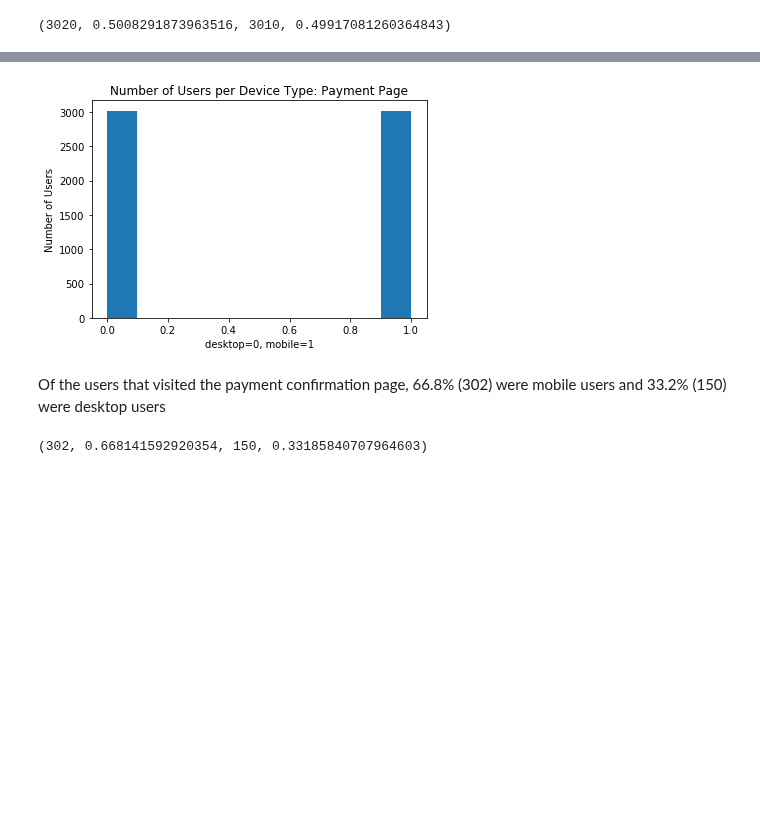
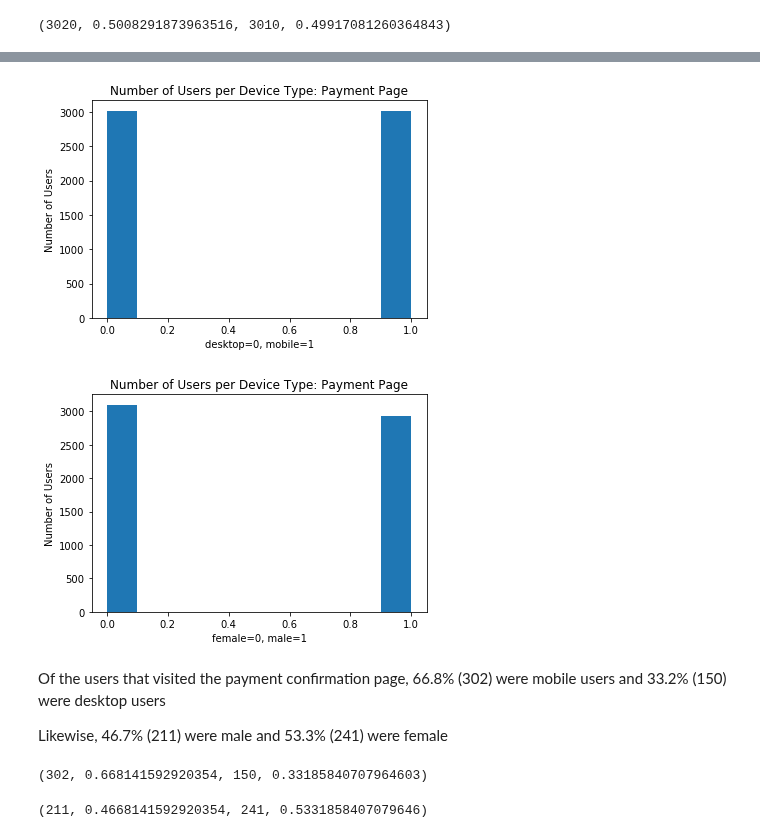
Before and after one commit to ernestpicato/take-home-practice, a Jupyter notebook: funnel-analysis/funnel-eda.ipynb, the cells around one changed output, grey strips where cells are left out. Cells and saved outputs as stored; diff of their text form; code cells hidden in the pictures; blank space fills up the shorter version.

```diff
--- a/funnel-analysis/funnel-eda.ipynb
+++ b/funnel-analysis/funnel-eda.ipynb
@@ -152,15 +184,27 @@ sum(payment_pg_all['mobile']==1), 1.0*sum(payment_pg_all['mobile']==1)/len(payme
 # %%
-plt.hist(payment_pg_all['mobile'])
+device_payment = plt.hist(payment_pg_all['mobile'])
 plt.xlabel('desktop=0, mobile=1')
 plt.ylabel('Number of Users')
 plt.title('Number of Users per Device Type: Payment Page')
-plt.show()
+plt.show(device_payment)
+sex_payment = plt.hist(payment_pg_all['male'])
+plt.xlabel('female=0, male=1')
+plt.ylabel('Number of Users')
+plt.title('Number of Users per Device Type: Payment Page')
+plt.show(sex_payment)
 # %% [output]
 [figure]
+[figure, added]
 # %% [markdown]
 Of the users that visited the payment confirmation page, 66.8% (302) were mobile users and 33.2% (150) were desktop users
+
+Likewise, 46.7% (211) were male and 53.3% (241) were female
 # %%
 sum(payment_confirmation_pg_all['mobile']==1), 1.0*sum(payment_confirmation_pg_all['mobile']==1)/len(payment_confirmation_pg_all), sum(payment_confirmation_pg_all['mobile']==0), 1.0*sum(payment_confirmation_pg_all['mobile']==0)/len(payment_confirmation_pg_all)
 # %% [output]
 (302, 0.668141592920354, 150, 0.33185840707964603)
+# %%
+sum(payment_confirmation_pg_all['male']==1), 1.0*sum(payment_confirmation_pg_all['male']==1)/len(payment_confirmation_pg_all), sum(payment_confirmation_pg_all['male']==0), 1.0*sum(payment_confirmation_pg_all['male']==0)/len(payment_confirmation_pg_all)
+# %% [output]
+(211, 0.4668141592920354, 241, 0.5331858407079646)
 # %%
```
Also changed, not shown: parts of 17 cells of this notebook.
